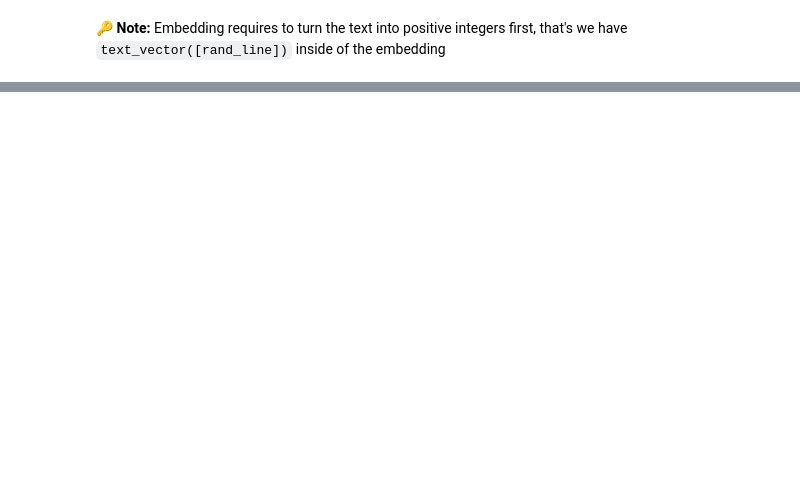
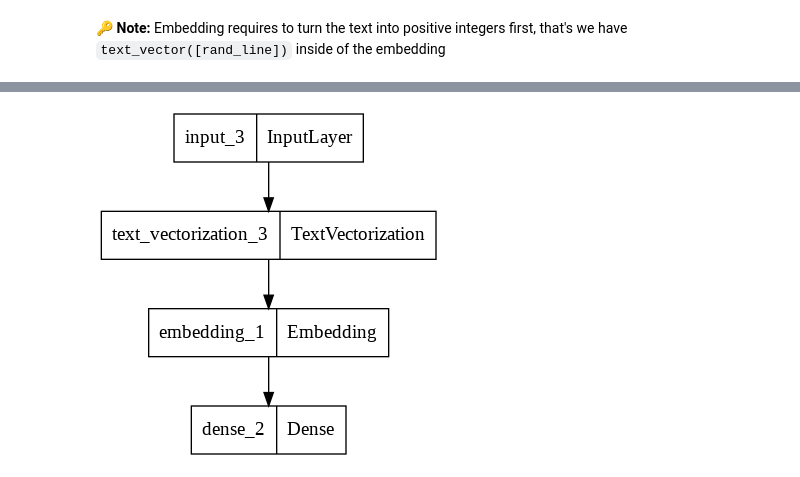
Before and after one commit to Jayveersinh-Raj/intro_NLP_tensorflow, a Jupyter notebook: Intro_NLP.ipynb, the cells around one changed output, grey strips where cells are left out. Drawn from its saved outputs; the diff is of its cells as text; code cells hidden in the pictures; blank space fills up the shorter version.

```diff
--- a/Intro_NLP.ipynb
+++ b/Intro_NLP.ipynb
@@ -350,0 +422,9 @@ The embedding :
+# %%
+# Lets build the model with Functional API (functional is more customizable than sequmtial)
+from tensorflow.keras import layers
+import tensorflow as tf
+inputs = layers.Input(shape = (1,), dtype = tf.string) # inputs are 1 dimensional strings
+x = text_vector(inputs) # it turns inputs to numbers
+x = embedding(x) # create a learnable embedding of numerical encoding of strings
+outputs = layers.Dense(1, activation = "sigmoid")(x) # outpurt layer, wants binary output so sigmoid activation
+model_1 = tf.keras.Model(inputs, outputs, name = "model_1_simple_dense")
@@ -350,0 +457,5 @@ The embedding :
+# %%
+# Lets visualise
+tf.keras.utils.plot_model(model_1)
+# %% [output]
+[figure, added]
```
Also changed, not shown: parts of 34 cells of this notebook.
